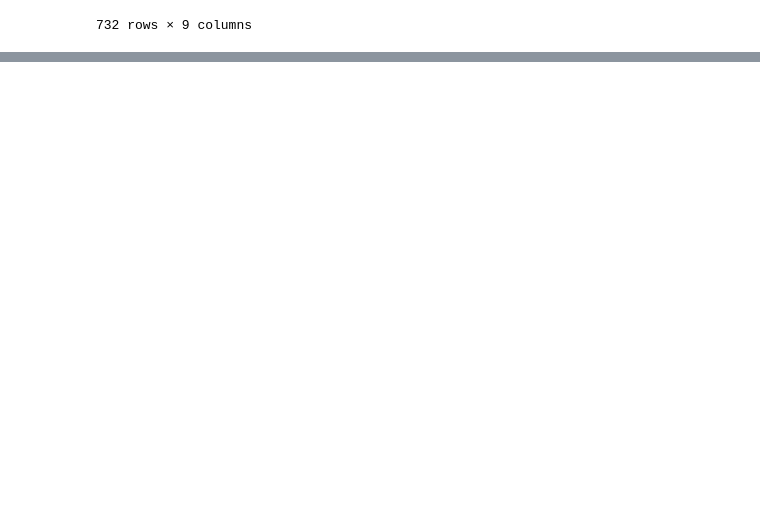
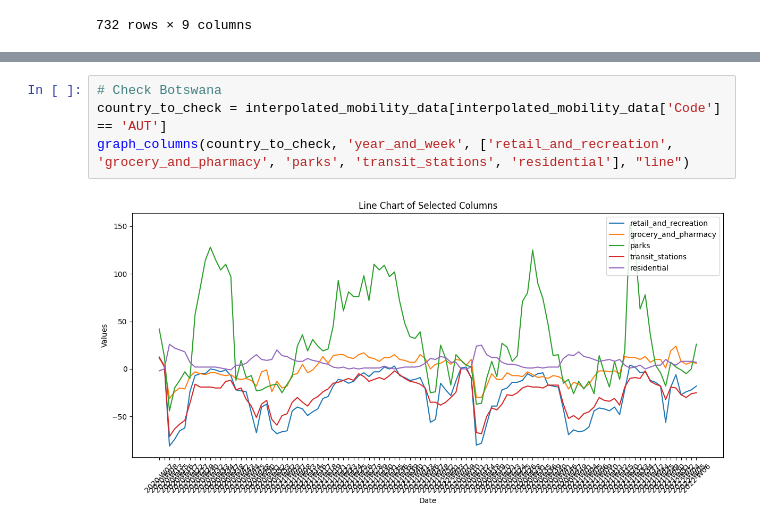
Before and after one commit to biogear13/country-factors-mobility, a Jupyter notebook: data_cleaning_and_feature_selection.ipynb, the cells around one changed output, grey strips where cells are left out. Cells and saved outputs as stored; diff of their text form; blank space fills up the shorter version.

```diff
--- a/data_cleaning_and_feature_selection.ipynb
+++ b/data_cleaning_and_feature_selection.ipynb
@@ -1113,0 +1358,6 @@ ValueError: Length of ascending (2) != length of by (3)
+# %%
+# Check Botswana
+country_to_check = interpolated_mobility_data[interpolated_mobility_data['Code'] == 'AUT']
+graph_columns(country_to_check, 'year_and_week', ['retail_and_recreation', 'grocery_and_pharmacy', 'parks', 'transit_stations', 'residential'], "line")
+# %% [output]
+[figure, added]
```
Also changed, not shown: parts of 27 cells of this notebook.
